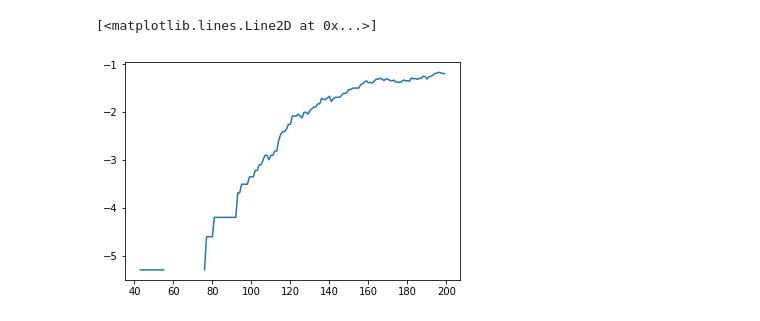
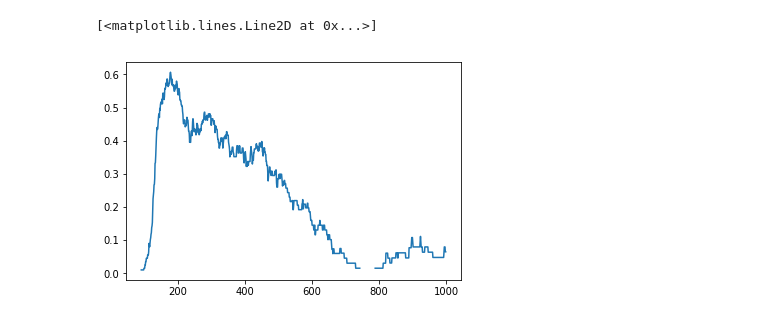
Before and after one commit to JoshJung17/VirusEvolution, a Jupyter notebook: logs/Untitled.ipynb, the cells around one changed output. Cells and saved outputs as stored; diff of their text form; code cells hidden in the pictures.

```diff
--- a/logs/Untitled.ipynb
+++ b/logs/Untitled.ipynb
@@ -36,5 +30,5 @@ log
 # %%
-plt.plot(log.iloc[:200]['timestep'], np.log(log.iloc[:200]['avg_viruses']))
+plt.plot(log['t'], log['virus_1_cnt'] / log['pop'])
 # %% [output]
 [<matplotlib.lines.Line2D at 0x...>]
-[figure, old version]
+[figure, new version]
```
Also changed, not shown: parts of 5 cells of this notebook, 11 other files.
